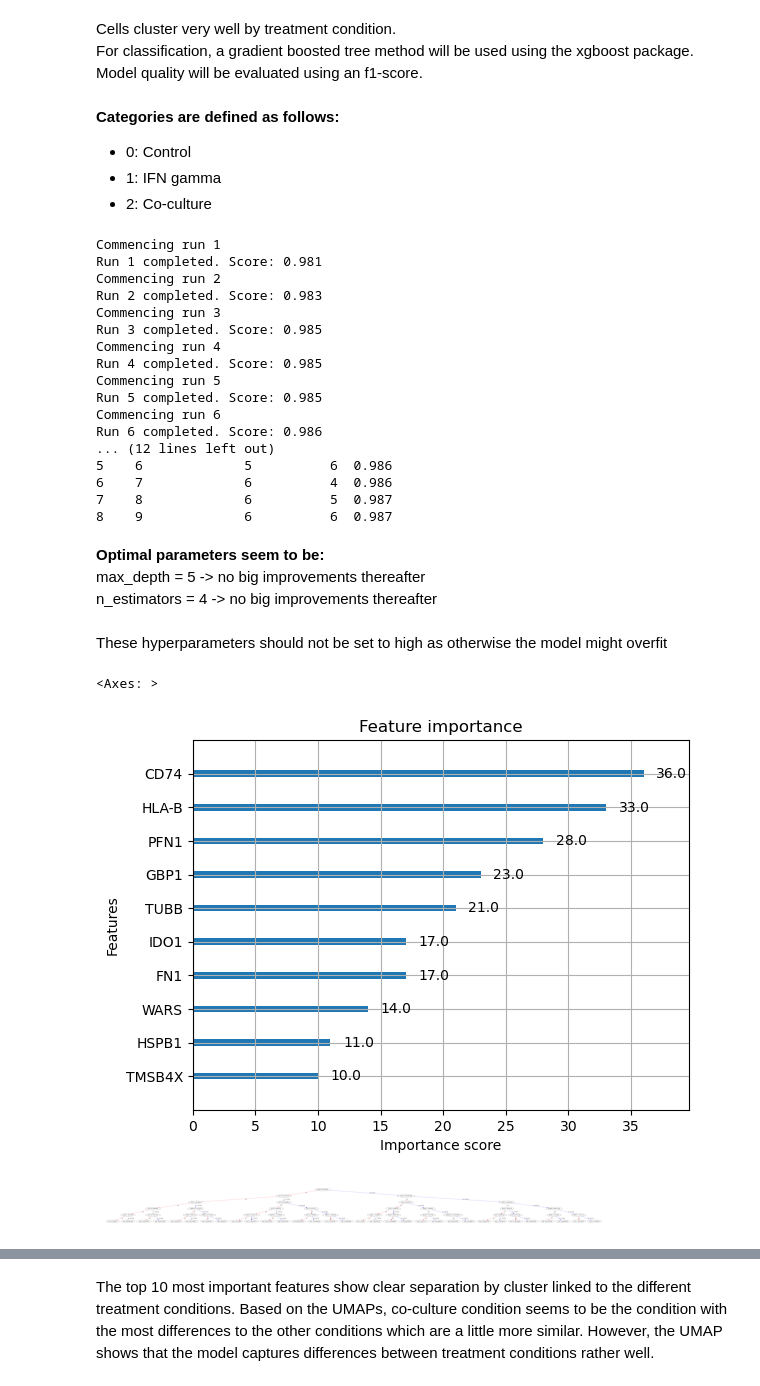
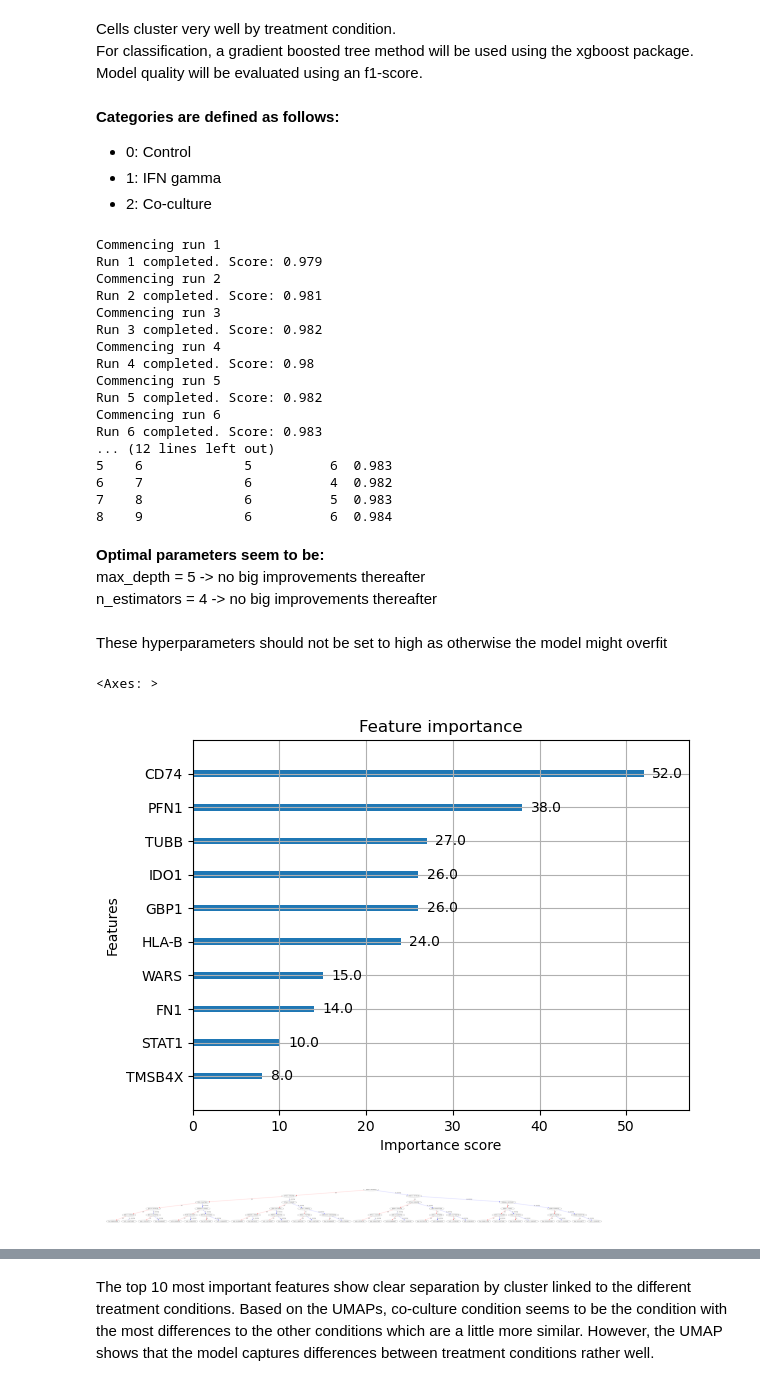
Before and after one commit to leventetn/SingleCellCourse_TA-LTN, a Jupyter notebook: xgb_classifier_test.ipynb, the cells around one changed output, grey strips where cells are left out. Saved outputs shown, nothing was run; the diff lists cells and outputs as text; code cells hidden in the pictures.

Commit message:
XGBClasifier improvements, set fixed random seed, use correct objective function

```diff
--- a/xgb_classifier_test.ipynb
+++ b/xgb_classifier_test.ipynb
@@ -115,10 +117,11 @@ from sklearn.metrics import f1_score
 
 def fit_xgb(data, test_size, n_estimators, max_depth):
 
-    X_train, X_test, y_train, y_test = train_test_split(data[:,data.var['highly_variable']==True].X, data.obs.condition_class, test_size=test_size)
+    X_train, X_test, y_train, y_test = train_test_split(data[:,data.var['highly_variable']==True].X, data.obs.condition_class, test_size=test_size,
+                                                        stratify=data.obs.condition_class, random_state=seed)
 
     # create model instance
-    bst = XGBClassifier(n_estimators=n_estimators, max_depth=max_depth, learning_rate=1, objective='reg:squarederror')
+    bst = XGBClassifier(n_estimators=n_estimators, max_depth=max_depth, learning_rate=0.5, objective='multi:softprob')
     # fit model
     bst.fit(X_train, y_train)
     # make predictions
@@ -155,22 +158,22 @@ scores = pd.DataFrame(score_list)
 print(scores)
 # %% [output]
 Commencing run 1
-Run 1 completed. Score: 0.981
+Run 1 completed. Score: 0.979
 Commencing run 2
-Run 2 completed. Score: 0.983
+Run 2 completed. Score: 0.981
 Commencing run 3
-Run 3 completed. Score: 0.985
+Run 3 completed. Score: 0.982
 Commencing run 4
-Run 4 completed. Score: 0.985
+Run 4 completed. Score: 0.98
 Commencing run 5
-Run 5 completed. Score: 0.985
+Run 5 completed. Score: 0.982
 Commencing run 6
-Run 6 completed. Score: 0.986
+Run 6 completed. Score: 0.983
 ... (12 lines left out)
-5    6             5          6  0.986
-6    7             6          4  0.986
-7    8             6          5  0.987
-8    9             6          6  0.987
+5    6             5          6  0.983
+6    7             6          4  0.982
+7    8             6          5  0.983
+8    9             6          6  0.984
 # %% [markdown]
 **Optimal parameters seem to be:**<br>
 max_depth = 5 -> no big improvements thereafter<br>
@@ -184,36 +187,37 @@ from sklearn.metrics import f1_score
 
 # evaluate feature importance
 
 def fit_xgb(data, test_size, n_estimators, max_depth):
-    X_train, X_test, y_train, y_test = train_test_split(data[:,data.var['highly_variable']==True].X, data.obs.condition_class, test_size=test_size)
+    X_train, X_test, y_train, y_test = train_test_split(data[:,data.var['highly_variable']==True].X, data.obs.condition_class, test_size=test_size,
+                                                        stratify=data.obs.condition_class, random_state=seed)
 
     X_train = pd.DataFrame.sparse.from_spmatrix(X_train, columns=data[:,data.var['highly_variable']==True].var_names)
     X_test = pd.DataFrame.sparse.from_spmatrix(X_test, columns=data[:,data.var['highly_variable']==True].var_names)
 
     # create model instance
-    bst = XGBClassifier(n_estimators=n_estimators, max_depth=max_depth, learning_rate=1, objective='reg:squarederror', importance_type='weight')
+    bst = XGBClassifier(n_estimators=n_estimators, max_depth=max_depth, learning_rate=0.5, objective='multi:softprob', importance_type='weight')
     # fit model
     bst.fit(X_train, y_train)
     # make predictions
     preds = bst.predict(X_test)
 
     score = round(
         f1_score(
             y_test,
             preds,
             average="weighted" # as frequencies are not the same in all classes, this will weight accordingly to the frequenc y of the class))
             # average=None
         ),
         3
     )
     return(bst, score)
 
 bst, f1 = fit_xgb(adata, .2, 4, 5)
 xgb.plot_importance(bst, max_num_features=10)
 xgb.plot_tree(bst)
 # %% [output]
 <Axes: >
-[figure, old version]
+[figure, new version]
 [figure]
 # %%
 importances = pd.DataFrame(bst.feature_importances_, bst.feature_names_in_, columns=['importance'])
```
Also changed, not shown: parts of 2 cells of this notebook.
